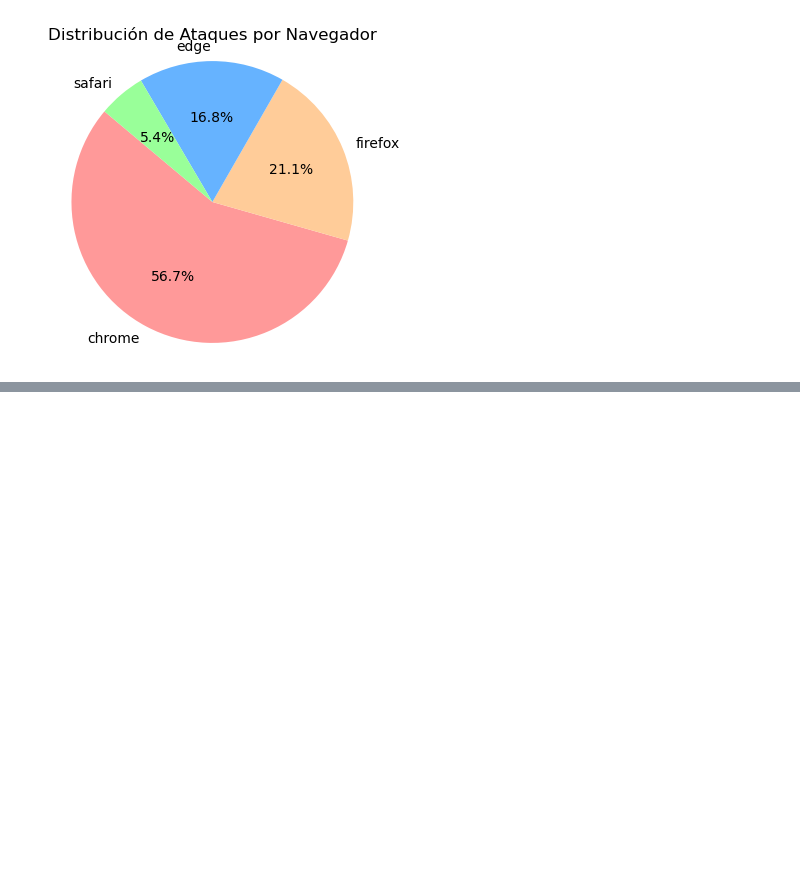
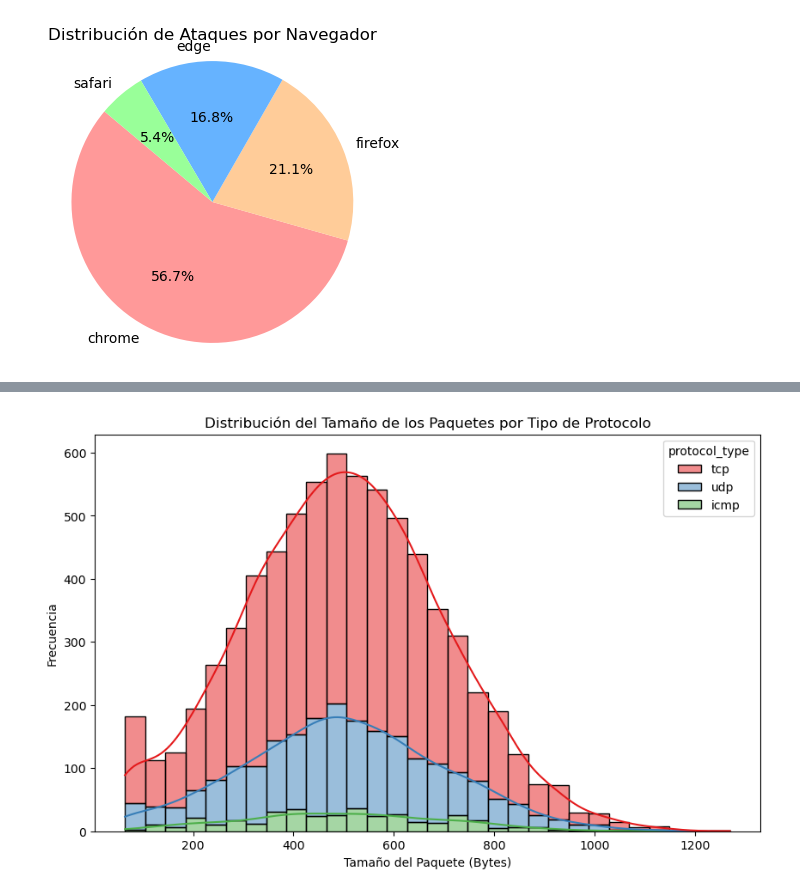
Before and after one commit to cchicaizap/practica_tres_gr_4, a Jupyter notebook: Ejercicio_clasefinal_gr_4.ipynb, the cells around one changed output, grey strips where cells are left out. Saved outputs shown, nothing was run; the diff lists cells and outputs as text; code cells hidden in the pictures; blank space fills up the shorter version.

```diff
--- a/Ejercicio_clasefinal_gr_4.ipynb
+++ b/Ejercicio_clasefinal_gr_4.ipynb
@@ -306,0 +359,10 @@ plt.show()
+# %%
+# Histograma del tamaño de los paquetes por tipo de protocolo
+plt.figure(figsize=(10, 6))
+sns.histplot(data=df_normal_pic, x="network_packet_size", hue="protocol_type", kde=True, multiple="stack", bins=30, palette="Set1")
+plt.title('Distribución del Tamaño de los Paquetes por Tipo de Protocolo')
+plt.xlabel('Tamaño del Paquete (Bytes)')
+plt.ylabel('Frecuencia')
+plt.show()
+# %% [output]
+[figure, added]
```
Also changed, not shown: parts of 13 cells of this notebook, 3 other files.
